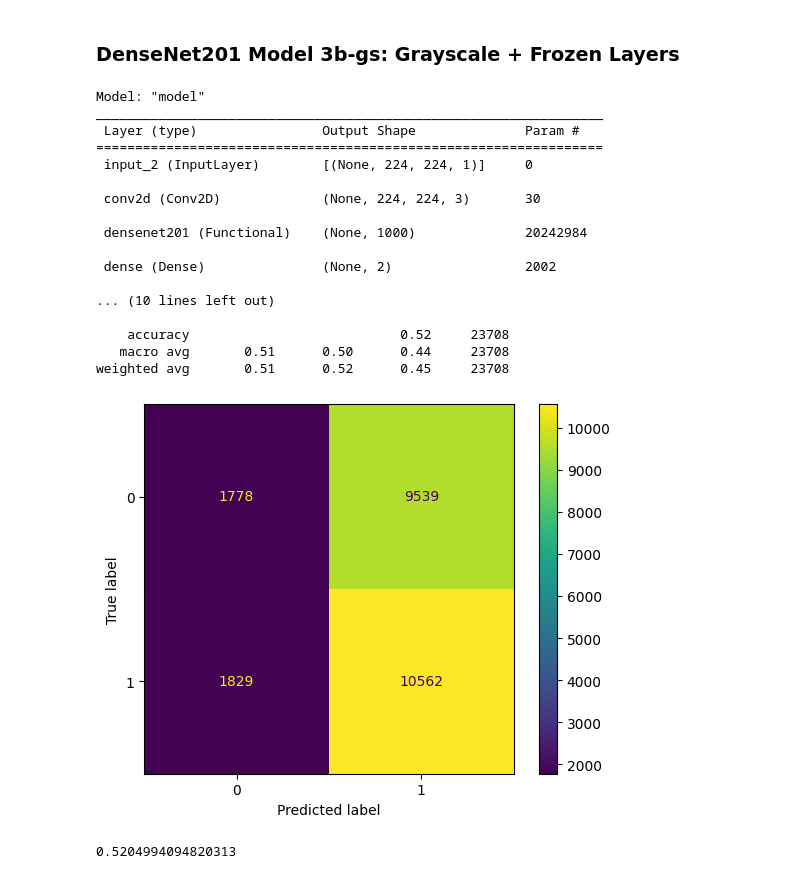
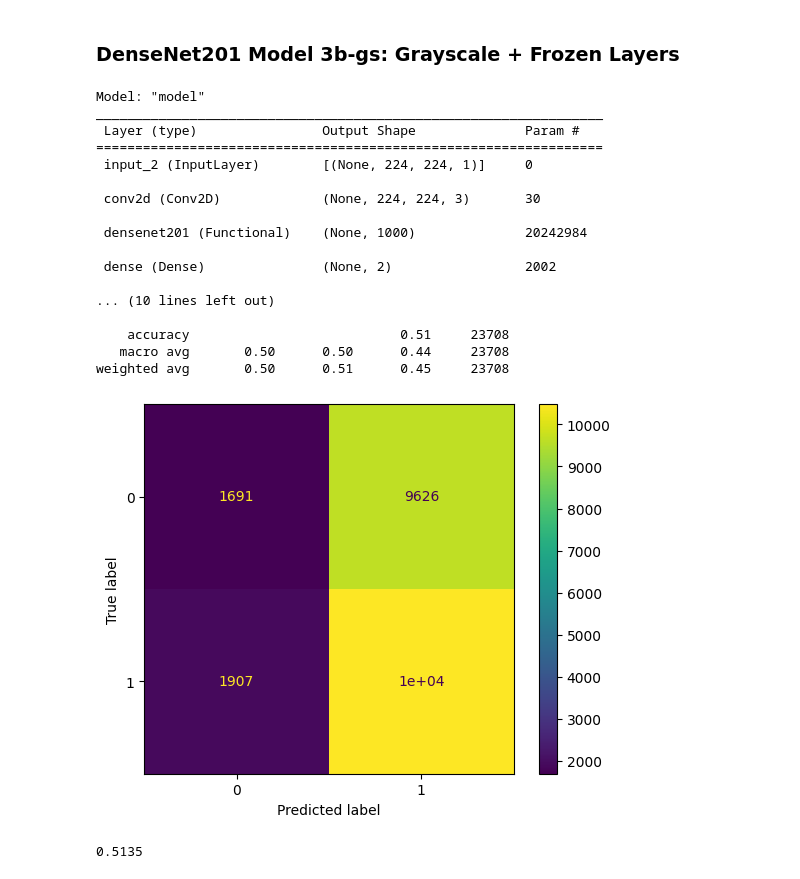
Before and after one commit to PatrickKudo/gender_image_classification, a Jupyter notebook: Test Set Evaluation - Gender Classification models.ipynb, the cells around one changed output. Cells and saved outputs as stored; diff of their text form; code cells hidden in the pictures.

Commit message:
Updated Test Set Evaluation notebook
more results

```diff
--- a/Test Set Evaluation - Gender Classification models.ipynb
+++ b/Test Set Evaluation - Gender Classification models.ipynb
@@ -79,9 +126,10 @@ Found 23708 files belonging to 2 classes.
 test_labels = np.concatenate([y for x, y in test_ds_gs], axis=0)
 # %%
 # Prediction function
-def reload_predict(model, dataset):
+def reload_predict(model, dataset, labels):
     # Reload model from saved .h5 files
     model.summary()
+    test_labels = labels
     test_ds = dataset
     # make predictions on test set images
     test_predictions = model.predict(test_ds)
@@ -92,4 +140,4 @@ def reload_predict(model, dataset):
     disp = ConfusionMatrixDisplay(confusion_matrix=cm)
     disp.plot()
     plt.show()
-    print(accuracy_score(test_labels, test_predictions_rounded_labels))
+    print(round(accuracy_score(test_labels, test_predictions_rounded_labels),4))
@@ -101,3 +145,5 @@ array([1, 1, 0, ..., 1, 0, 0], dtype=int32)
 ## Evaluate models
 # %% [markdown]
 ### VGG-16 Model 1a-gs: Grayscale + Frozen Layers
+# %%
+M1a_gs = keras.models.load_model("GC weights/Frozen/mod1a-gs/mod1a_gs_frozen.h5")
@@ -131,2 +199,4 @@ weighted avg       0.50      0.51      0.50     23708
 # %% [markdown]
 ### VGG-16 Model 1a-RGB: RGB + Frozen layers
+# %%
+M1a_rgb = keras.models.load_model('GC weights/Frozen/mod1a-RGB/mod1a_RGB_frozen.h5')
@@ -160,2 +252,5 @@ weighted avg       0.50      0.50      0.50     23708
 # %% [markdown]
 ### Basic CNN Model 2a-RGB: RGB + No frozen Layers
+# %%
+# Recreate model instance
+M2a_rgb = keras.models.load_model('GC weights/Unfrozen/mod2a-RGB/mod2a_RGB.h5')
@@ -252,24 +369,24 @@ weighted avg       0.50      0.51      0.49     23708
 # Recreate model instance
 M3b_gs = keras.models.load_model('GC weights/Frozen/mod3b-gs/mod3b_gs_frozen.h5')
 # %%
-reload_predict(M3b_gs, one_hot_gs)
+reload_predict(M3b_gs, test_ds_gs, test_labels)
 # %% [output]
 Model: "model"
 _________________________________________________________________
  Layer (type)                Output Shape              Param #
 =================================================================
  input_2 (InputLayer)        [(None, 224, 224, 1)]     0
 
  conv2d (Conv2D)             (None, 224, 224, 3)       30
 
  densenet201 (Functional)    (None, 1000)              20242984
 
  dense (Dense)               (None, 2)                 2002
 
 ... (10 lines left out)
 
-    accuracy                           0.52     23708
-   macro avg       0.51      0.50      0.44     23708
-weighted avg       0.51      0.52      0.45     23708
+    accuracy                           0.51     23708
+   macro avg       0.50      0.50      0.44     23708
+weighted avg       0.50      0.51      0.45     23708
-[figure, old version]
+[figure, new version]
-0.5204994094820313
+0.5135
```
Also changed, not shown: parts of 16 cells of this notebook.
